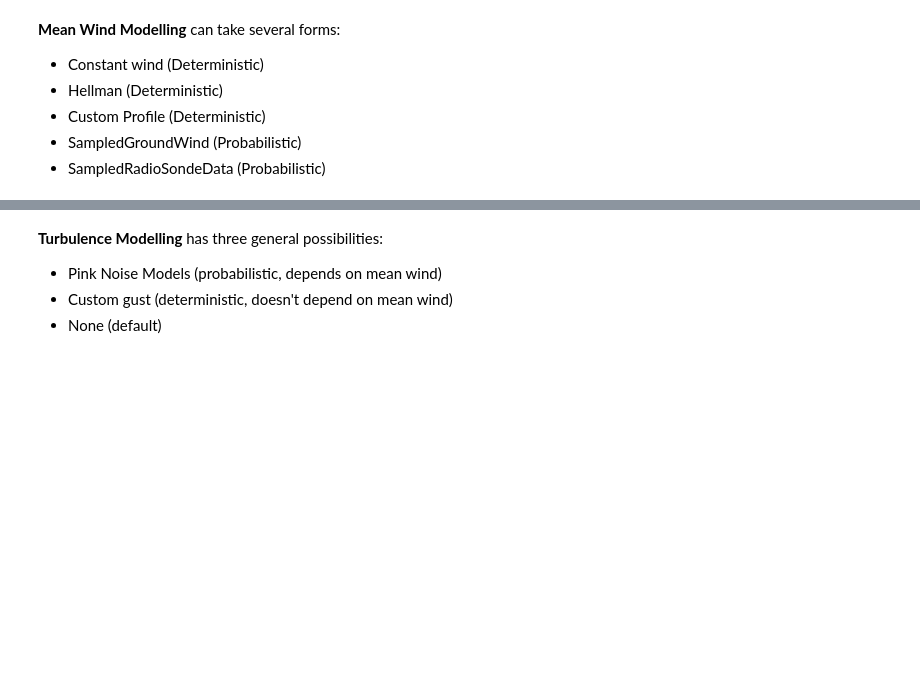
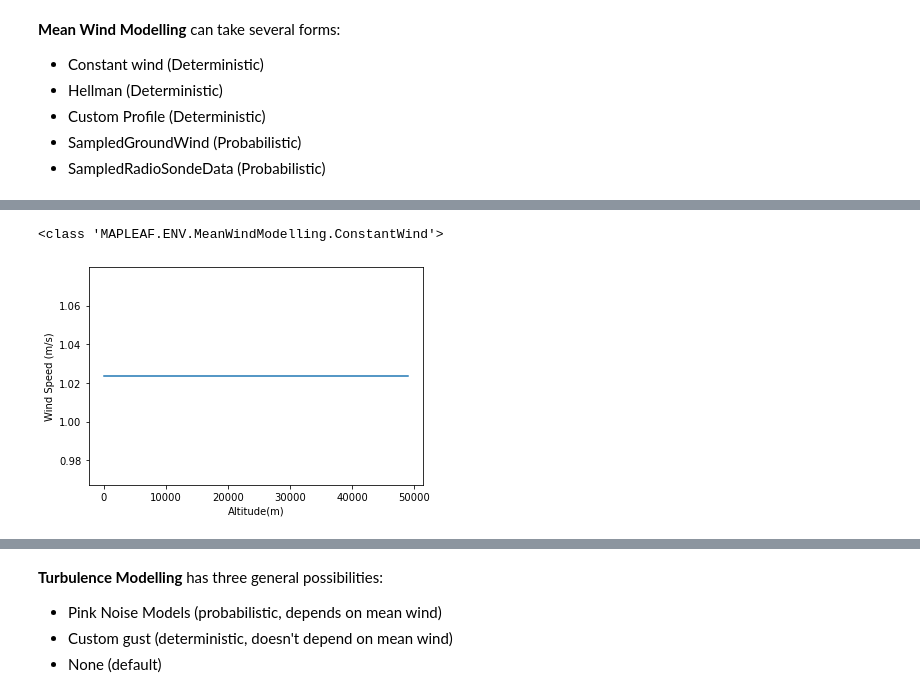
Before and after one commit to henrystoldt/MAPLEAF, a Jupyter notebook: Simulating the Environment.ipynb, the cells around one changed output, grey strips where cells are left out. Cells and saved outputs as stored; diff of their text form; code cells hidden in the pictures; blank space fills up the shorter version.

```diff
--- a/Simulating the Environment.ipynb
+++ b/Simulating the Environment.ipynb
@@ -55,9 +60,13 @@ plotWinds(windModel)
 # %%
 # Sampling wind probability ditributions from wind rose datas
 simDef.setValue("Environment.MeanWindModel", "SampledGroundWindData")
-windModel = meanWindModelFactory(simDef, silent=True)
+windModel = meanWindModelFactory(envReader, silent=True)
+
+print(type(windModel))
 plotWinds(windModel)
-print(windModel.getMeanWind(100))
+# %% [output]
+<class 'MAPLEAF.ENV.MeanWindModelling.ConstantWind'>
+[figure, added]
 # %%
 # Sampling entire radio sonde wind profiles
 simDef.setValue("Environment.MeanWindModel", "SampledRadioSondeData")
```
Also changed, not shown: parts of 21 cells of this notebook, 2 other files.
